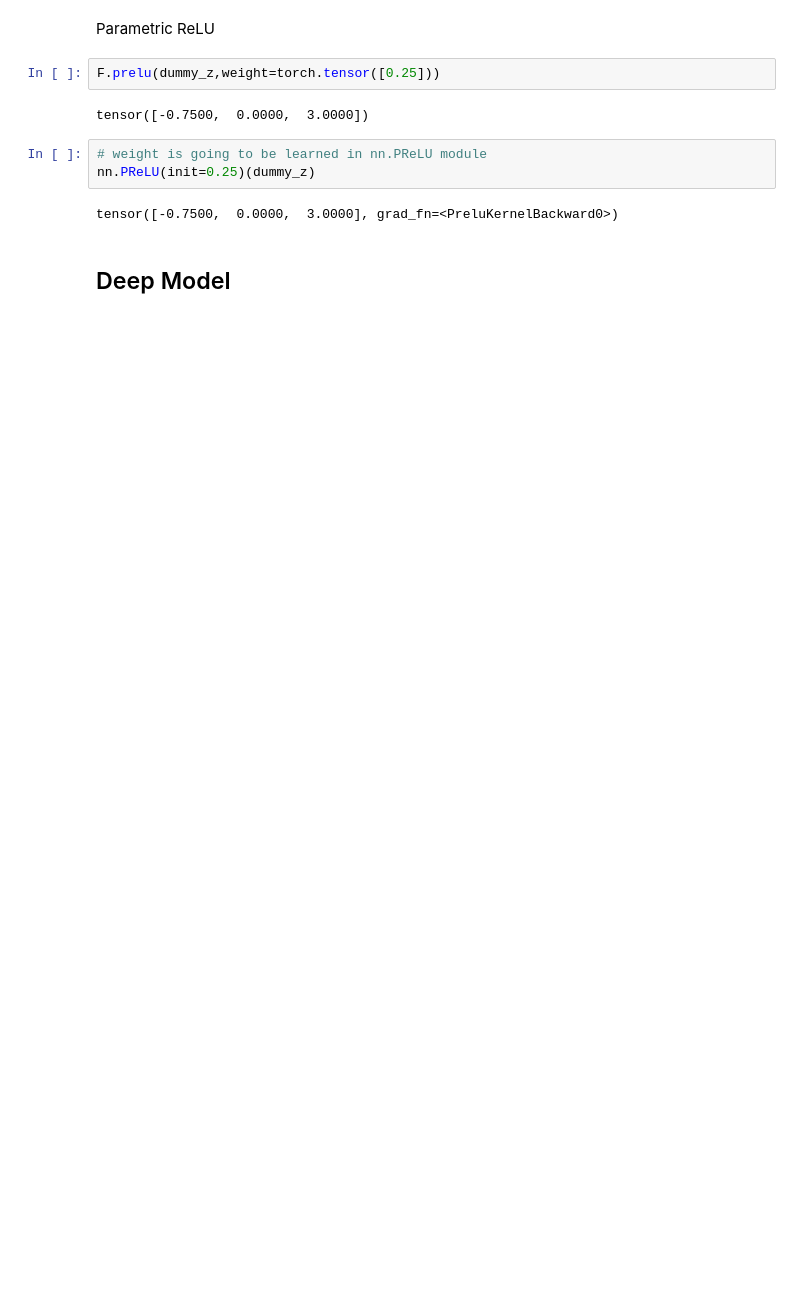
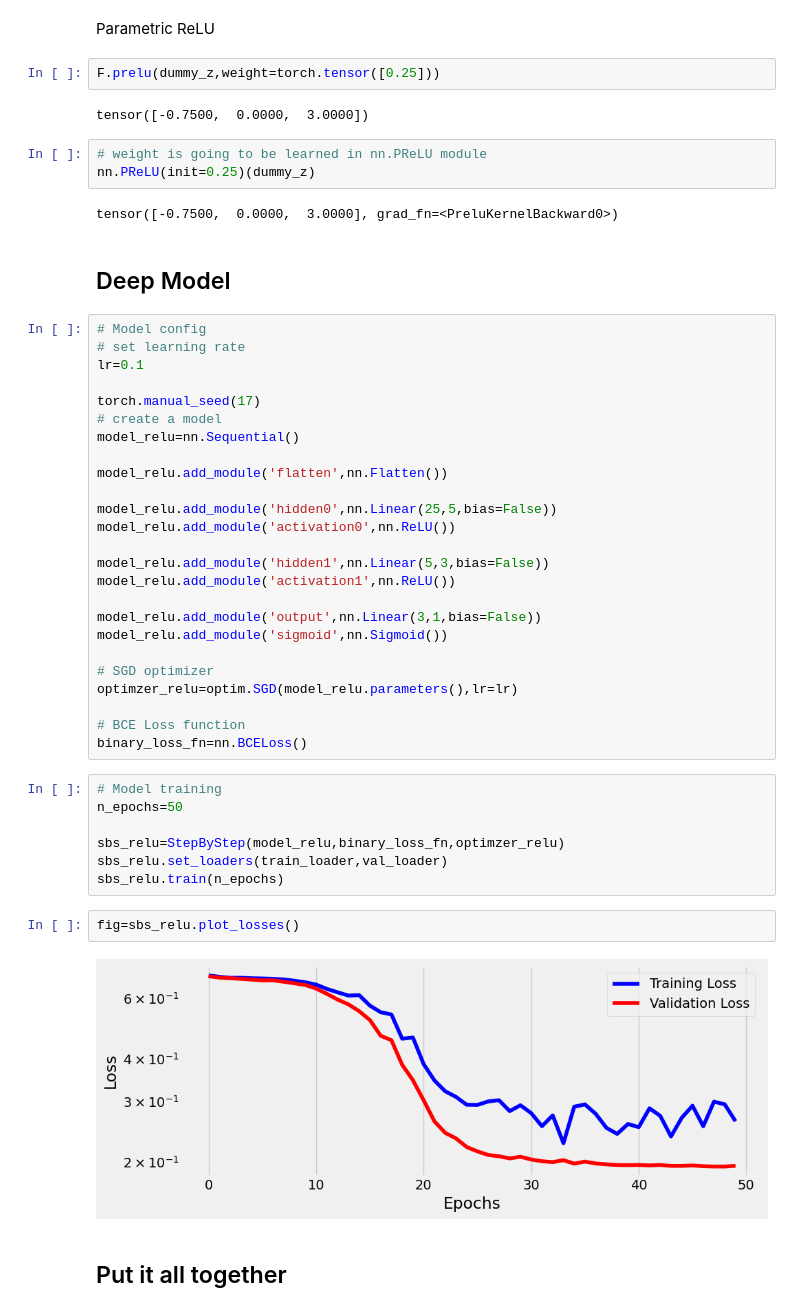
Before and after one commit to Anushkach/Deep-Learning, a Jupyter notebook: Deep Learning with Pytorch/computer vision.ipynb, the cells around one changed output. Drawn from its saved outputs; the diff is of its cells as text; blank space fills up the shorter version.

Commit message:
deep model

```diff
--- a/Deep Learning with Pytorch/computer vision.ipynb
+++ b/Deep Learning with Pytorch/computer vision.ipynb
@@ -697,3 +697,41 @@ nn.PReLU(init=0.25)(dummy_z)
 tensor([-0.7500,  0.0000,  3.0000], grad_fn=<PreluKernelBackward0>)
 # %% [markdown]
 ## Deep Model
+# %%
+# Model config
+# set learning rate
+lr=0.1
+
+torch.manual_seed(17)
+# create a model
+model_relu=nn.Sequential()
+
+model_relu.add_module('flatten',nn.Flatten())
+
+model_relu.add_module('hidden0',nn.Linear(25,5,bias=False))
+model_relu.add_module('activation0',nn.ReLU())
+
+model_relu.add_module('hidden1',nn.Linear(5,3,bias=False))
+model_relu.add_module('activation1',nn.ReLU())
+
+model_relu.add_module('output',nn.Linear(3,1,bias=False))
+model_relu.add_module('sigmoid',nn.Sigmoid())
+
+# SGD optimizer
+optimzer_relu=optim.SGD(model_relu.parameters(),lr=lr)
+
+# BCE Loss function
+binary_loss_fn=nn.BCELoss()
+# %%
+# Model training
+n_epochs=50
+
+sbs_relu=StepByStep(model_relu,binary_loss_fn,optimzer_relu)
+sbs_relu.set_loaders(train_loader,val_loader)
+sbs_relu.train(n_epochs)
+# %%
+fig=sbs_relu.plot_losses()
+# %% [output]
+[figure, added]
+# %% [markdown]
+## Put it all together
```
